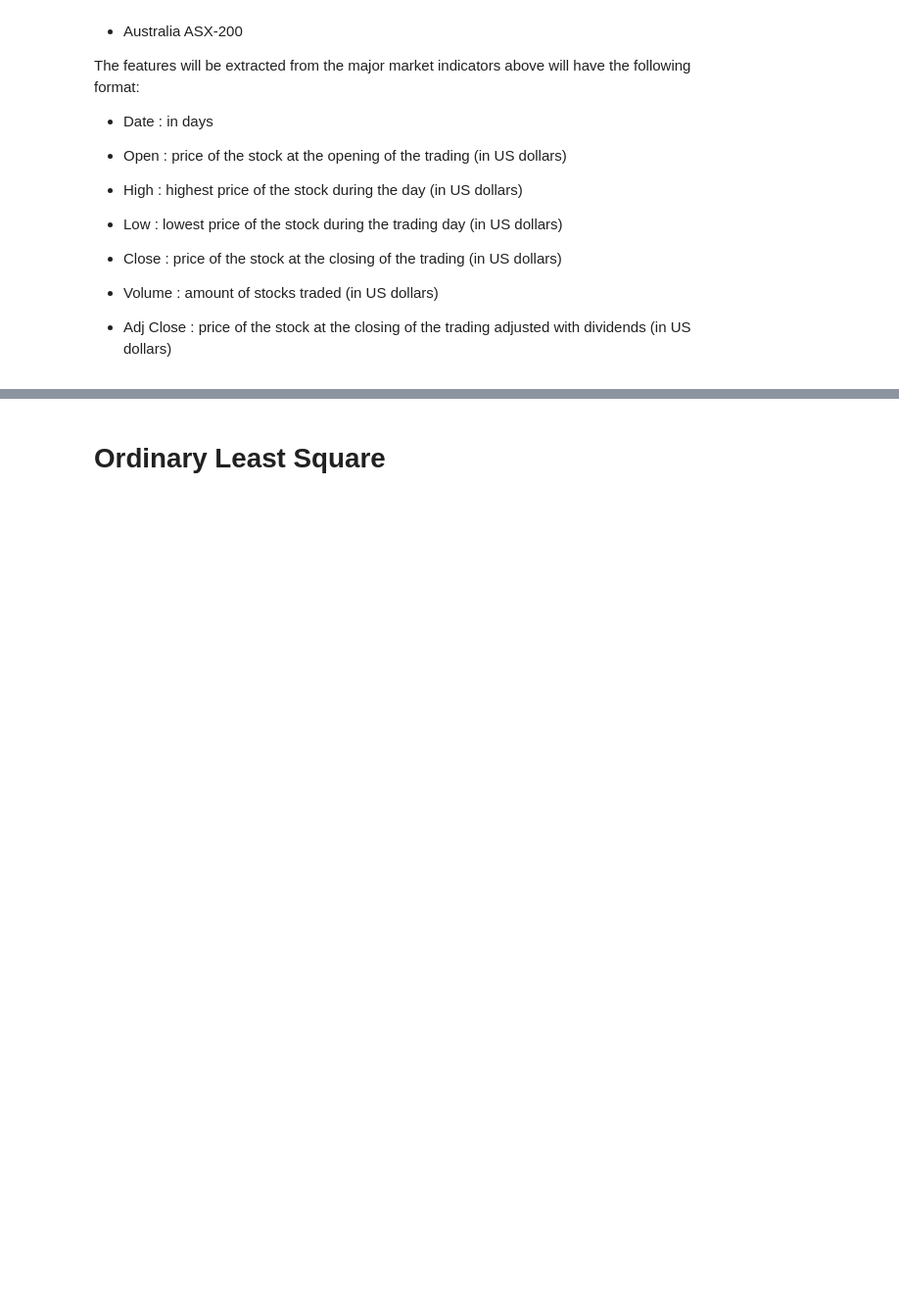
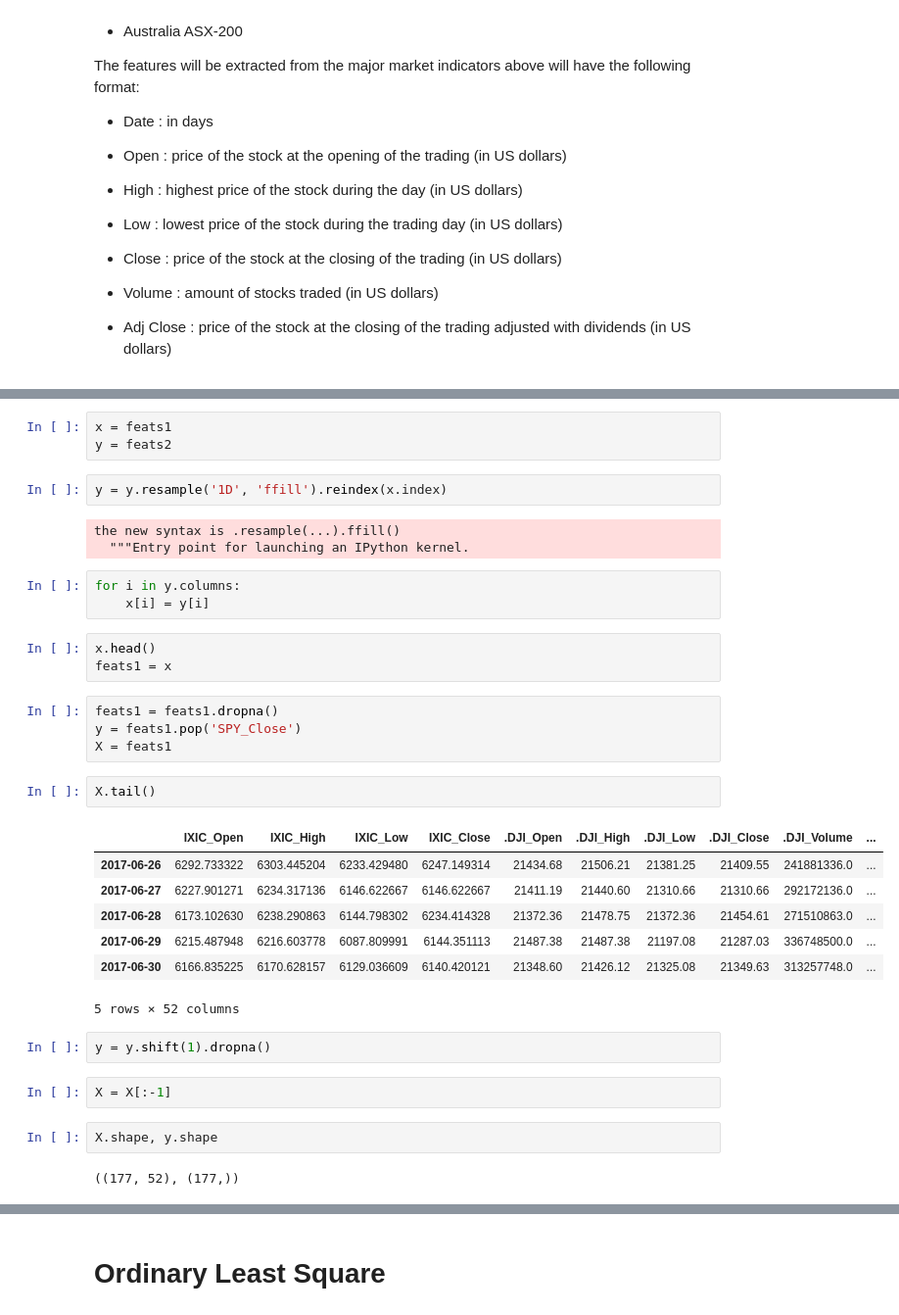
Before and after one commit to arkilic/notebooks, a Jupyter notebook: Simple Regression Pipeline.ipynb, the cells around one changed output, grey strips where cells are left out. Shown: that part at 98% size. Saved outputs shown, nothing was run; the diff lists cells and outputs as text; blank space fills up the shorter version.

```diff
--- a/Simple Regression Pipeline.ipynb
+++ b/Simple Regression Pipeline.ipynb
@@ -139,0 +99,36 @@ print(y_train.shape)
+# %%
+x = feats1
+y = feats2
+# %%
+y = y.resample('1D', 'ffill').reindex(x.index)
+# %% [output]
+the new syntax is .resample(...).ffill()
+  """Entry point for launching an IPython kernel.
+# %%
+for i in y.columns:
+    x[i] = y[i]
+# %%
+x.head()
+feats1 = x
+# %%
+feats1 = feats1.dropna()
+y = feats1.pop('SPY_Close')
+X = feats1
+# %%
+X.tail()
+# %% [output]
+|  | IXIC_Open | IXIC_High | IXIC_Low | IXIC_Close | .DJI_Open | .DJI_High | .DJI_Low | .DJI_Close | .DJI_Volume | ... |
+| 2017-06-26 | 6292.733322 | 6303.445204 | 6233.429480 | 6247.149314 | 21434.68 | 21506.21 | 21381.25 | 21409.55 | 241881336.0 | ... |
+| 2017-06-27 | 6227.901271 | 6234.317136 | 6146.622667 | 6146.622667 | 21411.19 | 21440.60 | 21310.66 | 21310.66 | 292172136.0 | ... |
+| 2017-06-28 | 6173.102630 | 6238.290863 | 6144.798302 | 6234.414328 | 21372.36 | 21478.75 | 21372.36 | 21454.61 | 271510863.0 | ... |
+| 2017-06-29 | 6215.487948 | 6216.603778 | 6087.809991 | 6144.351113 | 21487.38 | 21487.38 | 21197.08 | 21287.03 | 336748500.0 | ... |
+| 2017-06-30 | 6166.835225 | 6170.628157 | 6129.036609 | 6140.420121 | 21348.60 | 21426.12 | 21325.08 | 21349.63 | 313257748.0 | ... |
+5 rows × 52 columns
+# %%
+y = y.shift(1).dropna()
+# %%
+X = X[:-1]
+# %%
+X.shape, y.shape
+# %% [output]
+((177, 52), (177,))
```
Also changed, not shown: parts of 18 cells of this notebook.
